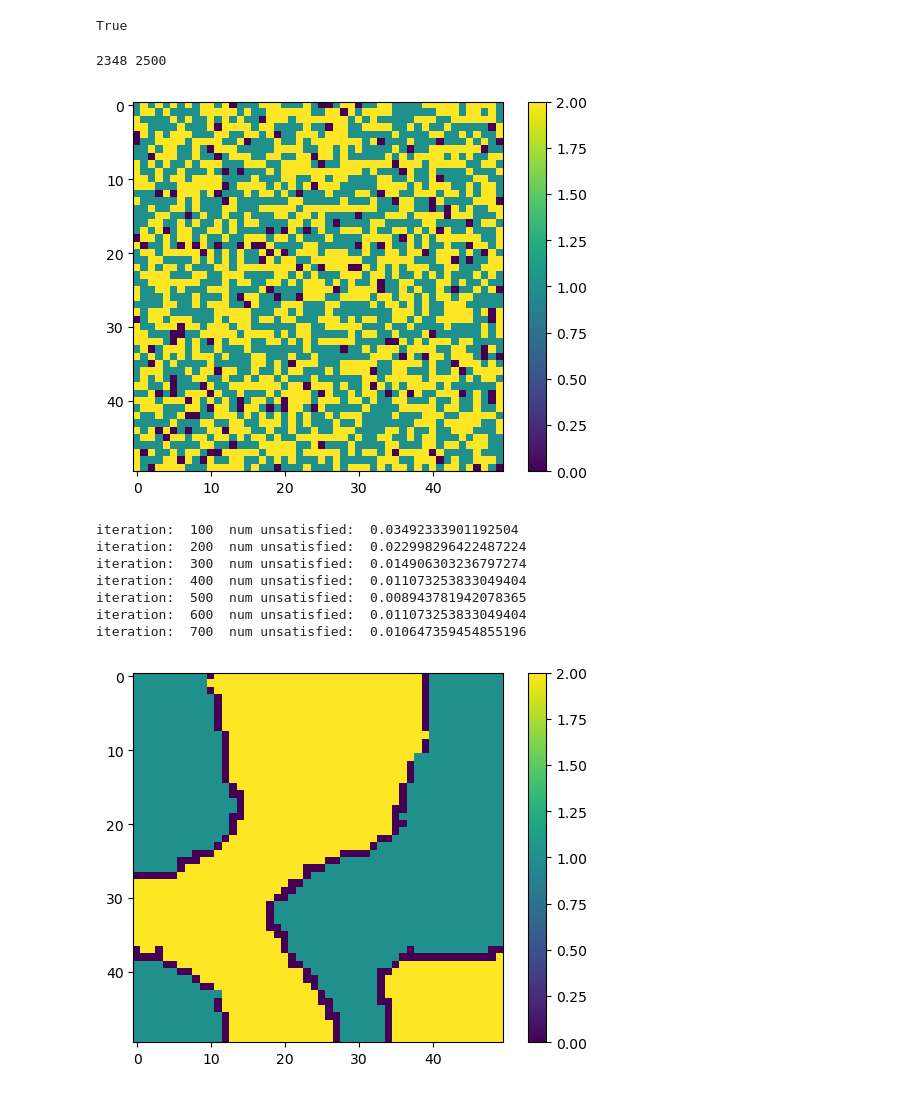
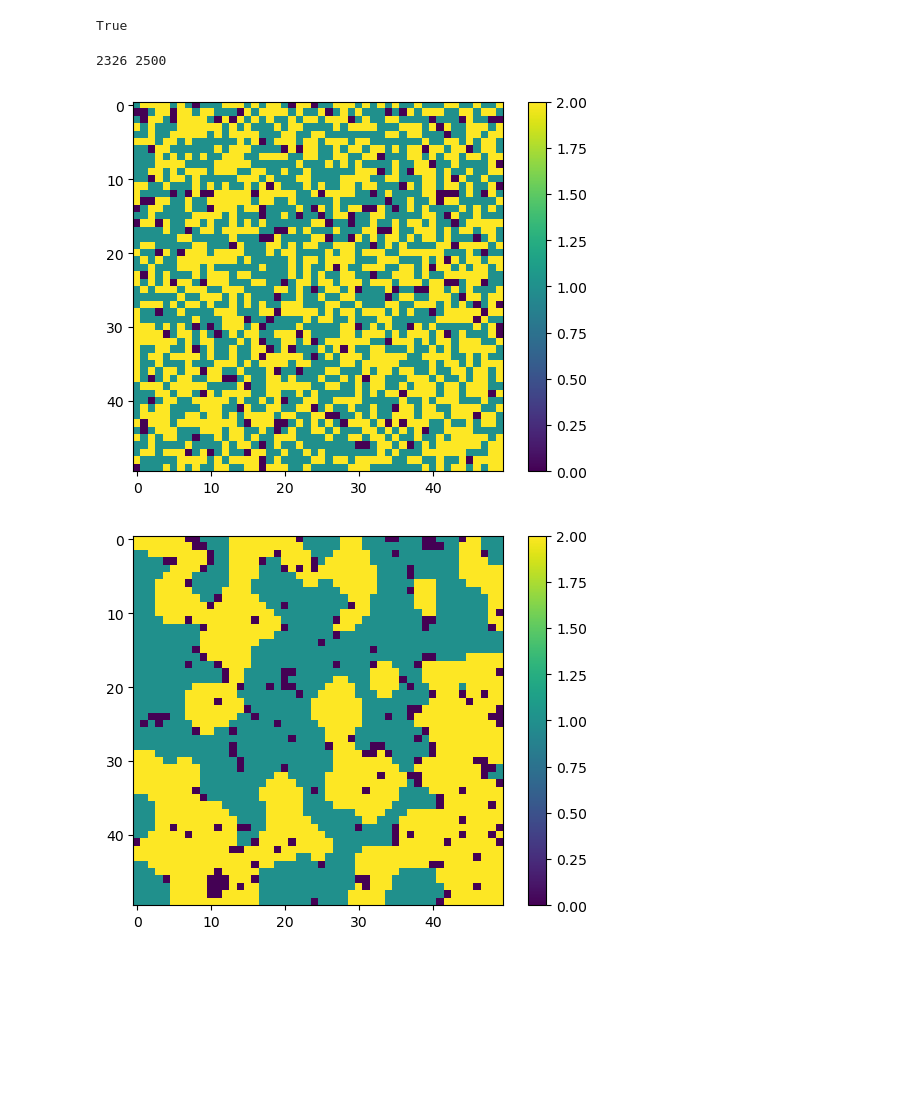
Before and after one commit to m-bhatt/abm_violence, a Jupyter notebook: housing_segregation_remake.ipynb, the cells around one changed output. Cells and saved outputs as stored; diff of their text form; code cells hidden in the pictures; blank space fills up the shorter version.

```diff
--- a/housing_segregation_remake.ipynb
+++ b/housing_segregation_remake.ipynb
@@ -179,7 +177,7 @@ i = 0
 length = 50
 width = 50
 board = np.zeros((length,width))
-threshold = 0.7
+threshold = 0.5
 
 rng = np.random.default_rng() # np.random.randint is not recommended for "new code"
 
@@ -221,40 +219,33 @@ plt.show()
 
 
 num_unsatisfied_agents = len(placed_agents)
 iter_count = 0
 unsatisfaction_log = []
 while num_unsatisfied_agents > 5:
     # move agents around if unsatisfied
     move_agents(board, placed_agents, threshold)
 
     num_unsatisfied_agents = 0
     # after moving, evaluate satisfaction
     for ag in placed_agents:
         ag.satisfied = agent_satisfied(board, ag.x, ag.y, ag.color, threshold)
         if not ag.satisfied:
             num_unsatisfied_agents += 1
     unsatisfaction_log.append(num_unsatisfied_agents / len(placed_agents))
     iter_count += 1
     if iter_count%100 == 0:
         print("iteration: ", iter_count, " num unsatisfied: ", num_unsatisfied_agents / len(placed_agents))
     if (unsatisfaction_log[0] - unsatisfaction_log[-1]) <= 0.03 and iter_count > 1000:
         print("no meaningful change in 1000 iterations, aborting")
         break
     #print("moving")
 
 
 plt.figure()
 plt.imshow(board)
 plt.colorbar()
 plt.show()
 # %% [output]
-2348 2500
+2326 2500
-[figure, old version]
+[figure, new version]
-iteration:  100  num unsatisfied:  0.03492333901192504
-iteration:  200  num unsatisfied:  0.022998296422487224
-iteration:  300  num unsatisfied:  0.014906303236797274
-iteration:  400  num unsatisfied:  0.011073253833049404
-iteration:  500  num unsatisfied:  0.008943781942078365
-iteration:  600  num unsatisfied:  0.011073253833049404
-iteration:  700  num unsatisfied:  0.010647359454855196
-[figure, old version]
+[figure, new version]
```
Also changed, not shown: parts of 7 cells of this notebook.
